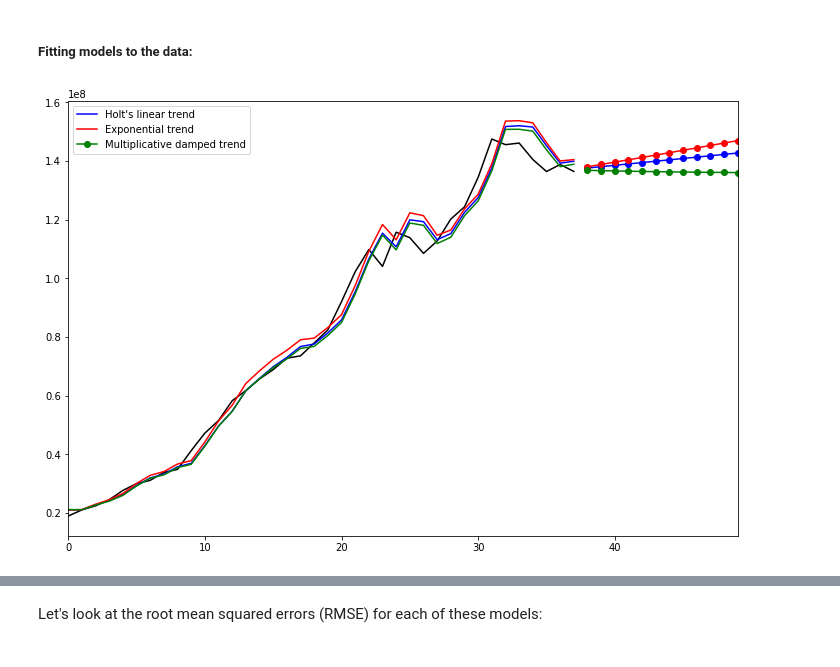
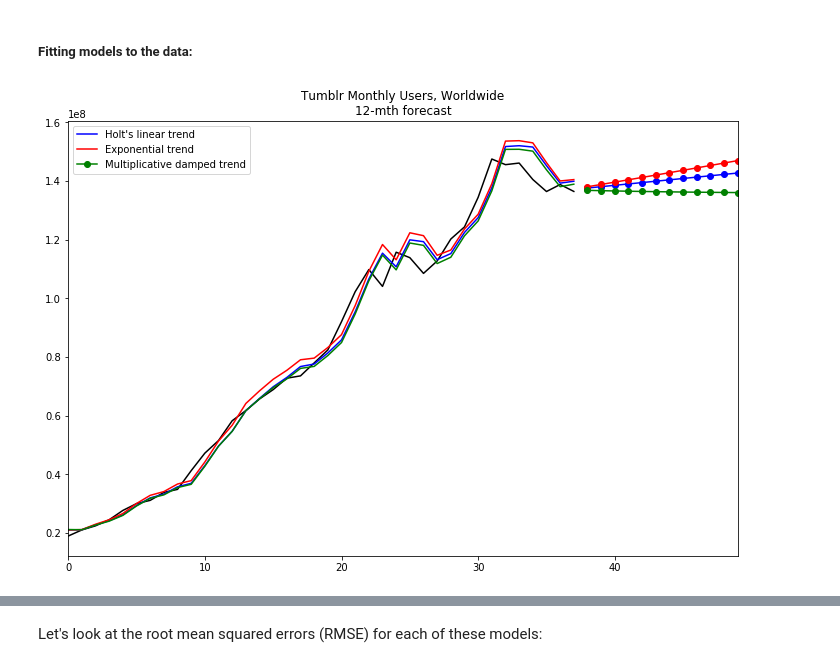
Before and after one commit to harizhisham/yahoo-tumblr, a Jupyter notebook: tumblr-acquistion-sol.ipynb, the cells around one changed output, grey strips where cells are left out. Saved outputs shown, nothing was run; the diff lists cells and outputs as text; code cells hidden in the pictures.

```diff
--- a/tumblr-acquistion-sol.ipynb
+++ b/tumblr-acquistion-sol.ipynb
@@ -251,24 +251,25 @@ y2 = pd.DataFrame(bc.Y)[0]
 # %%
 # adapted from https://www.statsmodels.org/dev/examples/notebooks/generated/exponential_smoothing.html
 
 fit1 = Holt(y1).fit(smoothing_level=0.8, smoothing_slope=0.2, optimized=False)
 fcast1 = fit1.forecast(12).rename("Holt's linear trend")
 fit2 = Holt(y1, exponential=True).fit(smoothing_level=0.8, smoothing_slope=0.2, optimized=False)
 fcast2 = fit2.forecast(12).rename("Exponential trend")
 fit3 = Holt(y1, exponential=True, damped=True).fit(smoothing_level=0.8, smoothing_slope=0.2)
 fcast3 = fit3.forecast(12).rename("Multiplicative damped trend")
 
 ax = y1.plot(color="black", figsize=(12,8))
 fit1.fittedvalues.plot(ax=ax, color='blue')
 fcast1.plot(ax=ax, color='blue', marker="o", legend=True)
 fit2.fittedvalues.plot(ax=ax, color='red')
 fcast2.plot(ax=ax, color='red', marker="o", legend=True)
 fit3.fittedvalues.plot(ax=ax, color='green')
 fcast3.plot(ax=ax, color='green', marker="o", legend=True)
 
+plt.title('Tumblr Monthly Users, Worldwide\n12-mth forecast')
 plt.show()
 # %% [output]
-[figure, old version]
+[figure, new version]
 # %% [markdown]
 ![itsalive](https://media.giphy.com/media/UqUJhrD0om73q/giphy.gif)<br>
 
```
Also changed, not shown: parts of 2 cells of this notebook.
